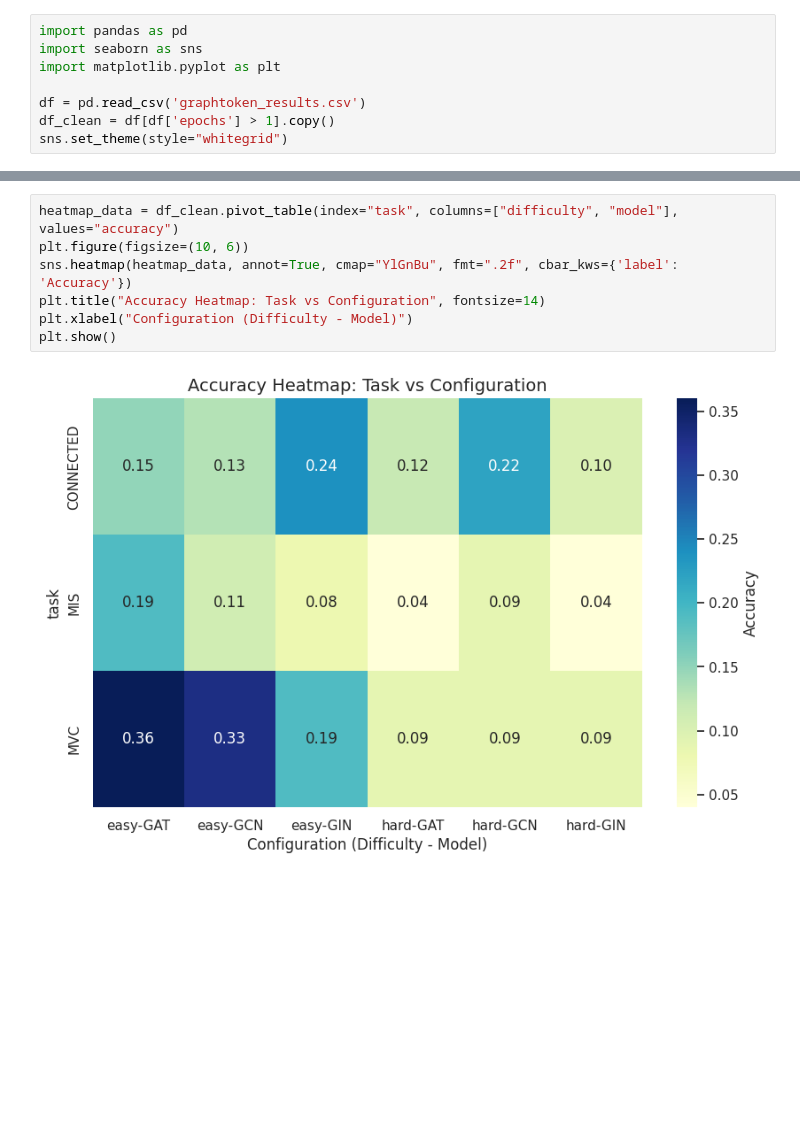
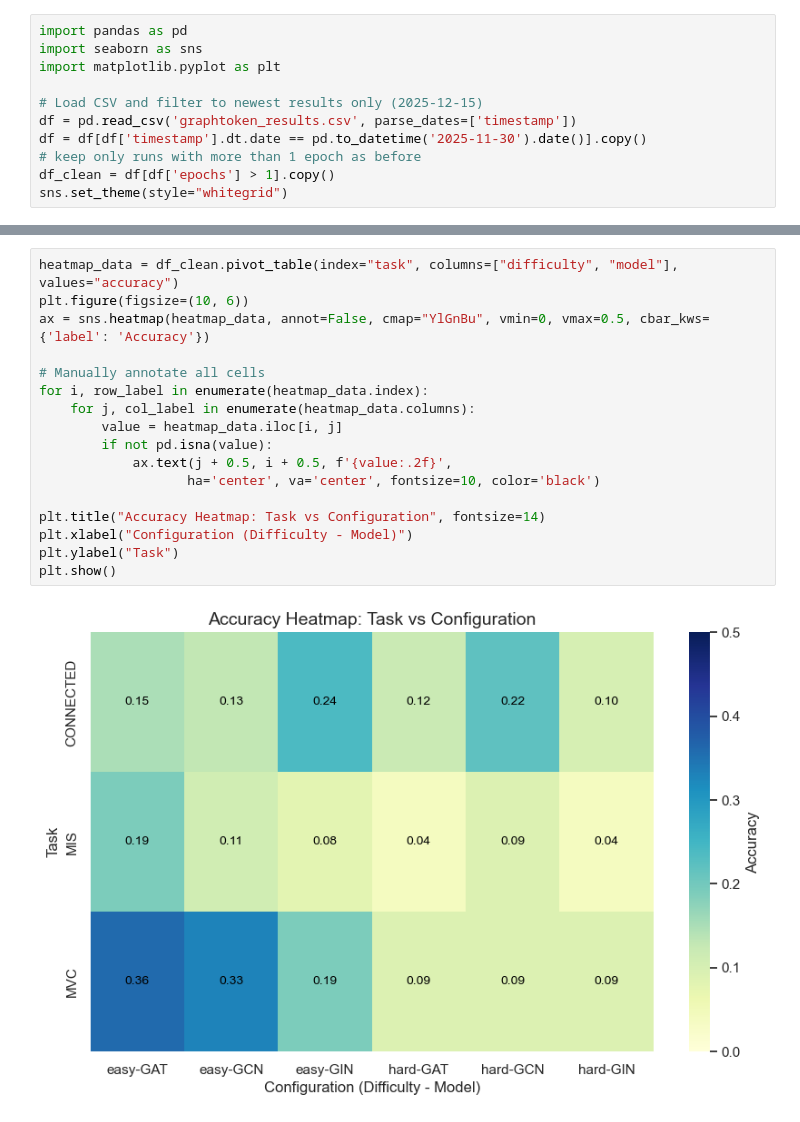
Before and after one commit to adamtms/GraphArenaSWSN, a Jupyter notebook: experiments/graphtoken_results_plots.ipynb, the cells around one changed output, grey strips where cells are left out. Cells and saved outputs as stored; diff of their text form; blank space fills up the shorter version.

```diff
--- a/experiments/graphtoken_results_plots.ipynb
+++ b/experiments/graphtoken_results_plots.ipynb
@@ -3,7 +3,10 @@ import pandas as pd
 import seaborn as sns
 import matplotlib.pyplot as plt
 
-df = pd.read_csv('graphtoken_results.csv')
+# Load CSV and filter to newest results only (2025-12-15)
+df = pd.read_csv('graphtoken_results.csv', parse_dates=['timestamp'])
+df = df[df['timestamp'].dt.date == pd.to_datetime('2025-11-30').date()].copy()
+# keep only runs with more than 1 epoch as before
 df_clean = df[df['epochs'] > 1].copy()
 sns.set_theme(style="whitegrid")
 # %%
@@ -34,12 +70,22 @@ plt.show()
 # %%
 heatmap_data = df_clean.pivot_table(index="task", columns=["difficulty", "model"], values="accuracy")
 plt.figure(figsize=(10, 6))
-sns.heatmap(heatmap_data, annot=True, cmap="YlGnBu", fmt=".2f", cbar_kws={'label': 'Accuracy'})
+ax = sns.heatmap(heatmap_data, annot=False, cmap="YlGnBu", vmin=0, vmax=0.5, cbar_kws={'label': 'Accuracy'})
+
+# Manually annotate all cells
+for i, row_label in enumerate(heatmap_data.index):
+    for j, col_label in enumerate(heatmap_data.columns):
+        value = heatmap_data.iloc[i, j]
+        if not pd.isna(value):
+            ax.text(j + 0.5, i + 0.5, f'{value:.2f}',
+                   ha='center', va='center', fontsize=10, color='black')
+
 plt.title("Accuracy Heatmap: Task vs Configuration", fontsize=14)
 plt.xlabel("Configuration (Difficulty - Model)")
+plt.ylabel("Task")
 plt.show()
 # %% [output]
-[figure, old version]
+[figure, new version]
 # %%
 plt.figure(figsize=(10, 6))
 # Plot easy/hard points
```
Also changed, not shown: parts of 3 cells of this notebook, 7 other files.
